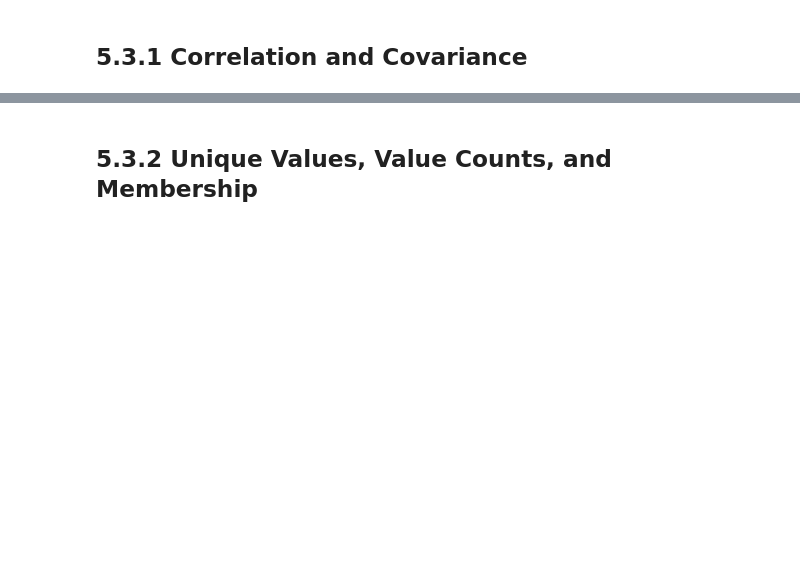
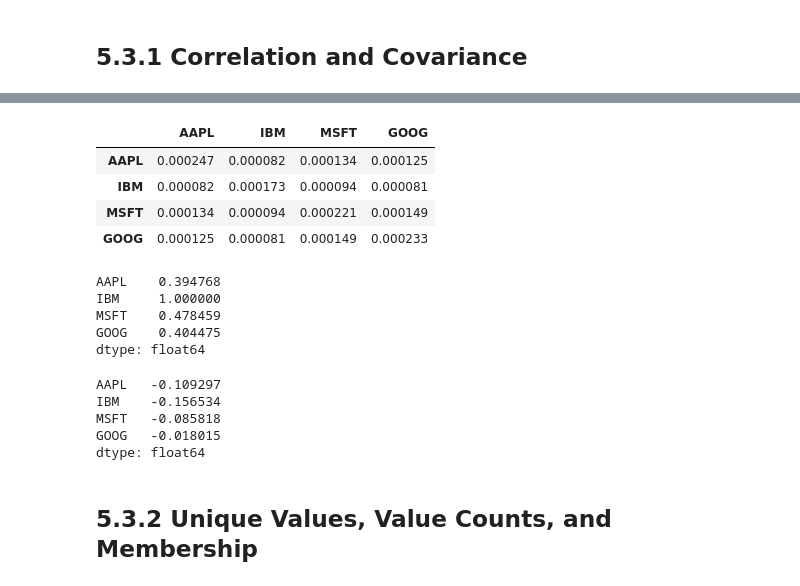
Before and after one commit to BoyuanLi-Steven/Python-For-Data-Analysis-2nd, a Jupyter notebook: Chapter 5. Getting started with pandas.ipynb, the cells around one changed output, grey strips where cells are left out. Cells and saved outputs as stored; diff of their text form; code cells hidden in the pictures; blank space fills up the shorter version.

```diff
--- a/Chapter 5. Getting started with pandas.ipynb
+++ b/Chapter 5. Getting started with pandas.ipynb
@@ -1377,2 +1520,26 @@ df.loc['b']
+# %%
+returns.cov()
+# %% [output]
+|  | AAPL | IBM | MSFT | GOOG |
+| AAPL | 0.000247 | 0.000082 | 0.000134 | 0.000125 |
+| IBM | 0.000082 | 0.000173 | 0.000094 | 0.000081 |
+| MSFT | 0.000134 | 0.000094 | 0.000221 | 0.000149 |
+| GOOG | 0.000125 | 0.000081 | 0.000149 | 0.000233 |
+# %%
+returns.corrwith(returns.IBM)
+# %% [output]
+AAPL    0.394768
+IBM     1.000000
+MSFT    0.478459
+GOOG    0.404475
+dtype: float64
+# %%
+returns.corrwith(volume)
+# %% [output]
+AAPL   -0.109297
+IBM    -0.156534
+MSFT   -0.085818
+GOOG   -0.018015
+dtype: float64
 # %% [markdown]
 ## 5.3.2 Unique Values, Value Counts, and Membership
```
Also changed, not shown: parts of 26 cells of this notebook.
